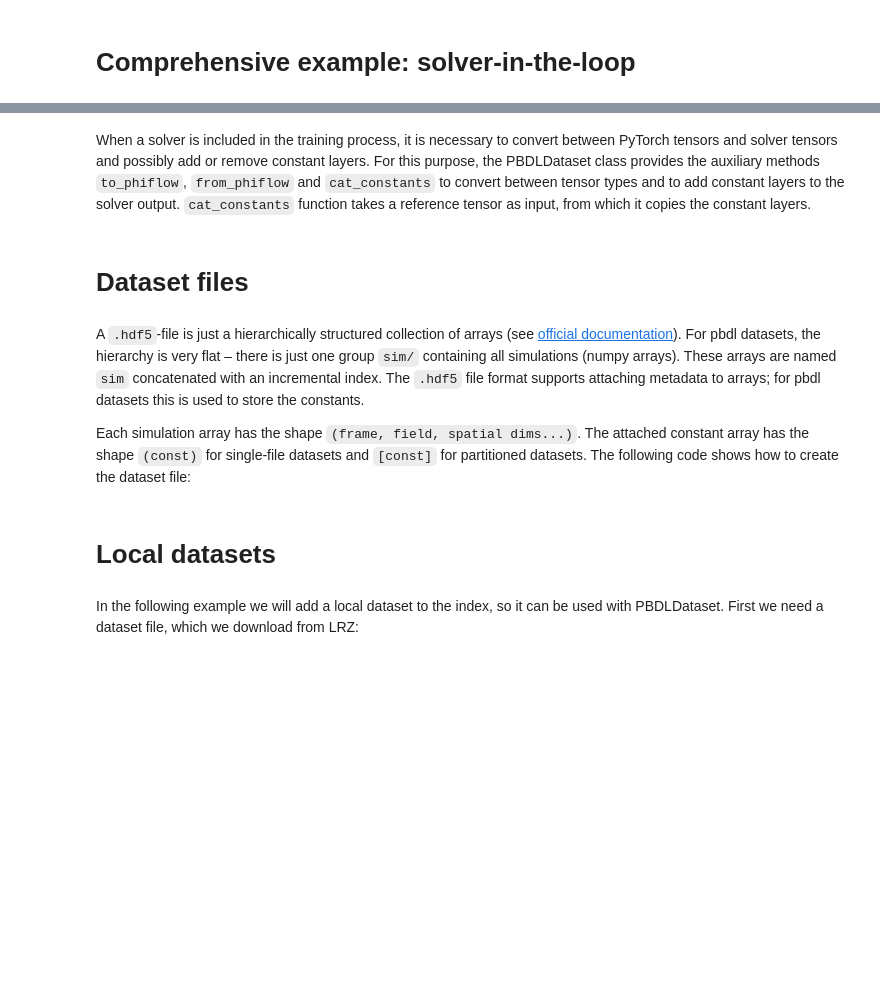
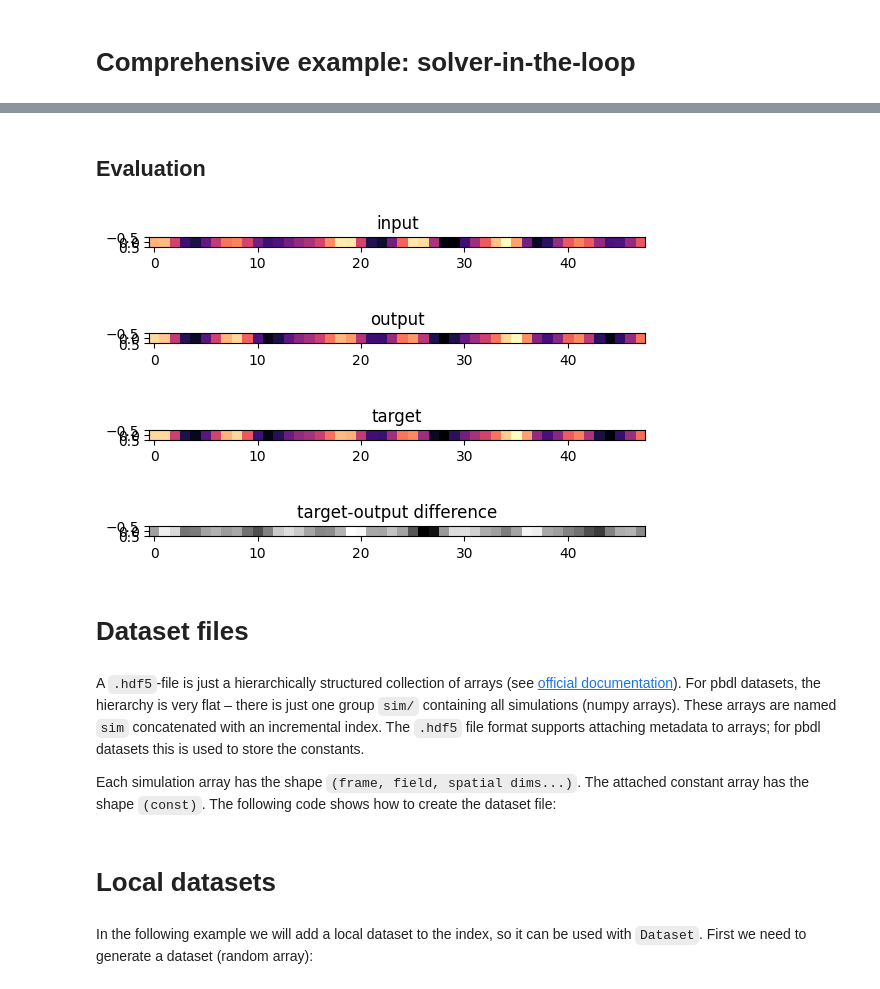
Before and after one commit to pfistse/pbdl-dataset, a Jupyter notebook: doc/pbdl-dataset-quick-guide.ipynb, the cells around one changed output, grey strips where cells are left out. Drawn from its saved outputs; the diff is of its cells as text; code cells hidden in the pictures; blank space fills up the shorter version.

```diff
--- a/doc/pbdl-dataset-quick-guide.ipynb
+++ b/doc/pbdl-dataset-quick-guide.ipynb
@@ -105,11 +115,11 @@ dataset = Dataset(
     time_steps=PREDHORZ,
     step_size=20,
     intermediate_time_steps=True,
-    normalize=False,
+    normalize=False
 )
 
-batch_sampler = ConstantBatchSampler(dataset, BATCH_SIZE, group_constants=[0]) # group after first constant
-dataloader = Dataloader(dataset, batch_sampler=batch_sampler)
+# batch_sampler = ConstantBatchSampler(dataset, BATCH_SIZE, group_constants=[0]) # group after first constant
+dataloader = Dataloader(dataset, batch_size=BATCH_SIZE, group_constants=[0])
 
 net = ConvResNet1D(16, 3, device=device)
 optimizer = torch.optim.Adam(net.parameters(), lr=LR)
@@ -121,13 +135,14 @@ We also use the PBDLConstantBatchSampler to ensure that all samples in a batch h
 # %%
 for epoch in range(EPOCHS):
-    for i, (input, targets) in enumerate(dataloader):
+    for i, (input, targets, const) in enumerate(dataloader):
 
         input = input.to(device)
         targets = targets.to(device)
 
         optimizer.zero_grad()
 
-        domain_size = input[0][1][0].item()
+        # domain_size = input[0][1][0].item()
+        domain_size = const[0]
 
         inputs = [input]
         outputs = []
@@ -153,7 +173,7 @@ for epoch in range(EPOCHS):
 # %% [markdown]
-When a solver is included in the training process, it is necessary to convert between PyTorch tensors and solver tensors and possibly add or remove constant layers. For this purpose, the PBDLDataset class provides the auxiliary methods `to_phiflow`, `from_phiflow` and `cat_constants` to convert between tensor types and to add constant layers to the solver output. `cat_constants` function takes a reference tensor as input, from which it copies the constant layers.
+## Evaluation
 # %%
-input, targets = next(iter(dataloader))
+input, targets, _ = next(iter(dataloader))
 
 domain_size = input[0][1][0].item()
 
@@ -166,39 +186,41 @@ for _ in range(PREDHORZ):
     )
     output_combined = dataset.from_phiflow(output_solver) + diff_ks.dt * net(inputs[-1])
 
     outputs.append(output_combined)
     inputs.append(dataset.cat_constants(outputs[-1], inputs[0]))
 
 outputs = torch.stack(outputs, axis=1)
 
 input = inputs[0][0][0:1, ...].detach().numpy()
 output = outputs[0][-1].detach().numpy()
 target = targets[0][-1]
 
 plt.subplot(4, 1, 1)
 plt.imshow(input, cmap="magma", aspect=1)
 plt.title("input")
 
 plt.subplot(4, 1, 2)
 plt.imshow(output, cmap="magma", aspect=1)
 plt.title("output")
 
 plt.subplot(4, 1, 3)
 plt.imshow(target, cmap="magma", aspect=1)
 plt.title("target")
 
 diff = target - output
 plt.subplot(4, 1, 4)
 plt.imshow(diff, cmap="gray", aspect=1)
 plt.title("target-output difference")
 
 plt.show()
+# %% [output]
+[figure, added]
 # %% [markdown]
 # Dataset files
 # %% [markdown]
 A `.hdf5`-file is just a hierarchically structured collection of arrays (see [official documentation](https://docs.h5py.org/en/stable/quick.html)). For pbdl datasets, the hierarchy is very flat &ndash; there is just one group `sim/` containing all simulations (numpy arrays). These arrays are named `sim` concatenated with an incremental index. The `.hdf5` file format supports attaching metadata to arrays; for pbdl datasets this is used to store the constants.
 
-Each simulation array has the shape `(frame, field, spatial dims...)`. The attached constant array has the shape `(const)` for single-file datasets and `[const]` for partitioned datasets. The following code shows how to create the dataset file:
+Each simulation array has the shape `(frame, field, spatial dims...)`. The attached constant array has the shape `(const)`. The following code shows how to create the dataset file:
 # %%
 import numpy as np
 import h5py
@@ -214,7 +236,7 @@ with h5py.File("mydataset.hdf5", "w") as f:
 # %% [markdown]
 # Local datasets
 # %% [markdown]
-In the following example we will add a local dataset to the index, so it can be used with PBDLDataset. First we need a dataset file, which we download from LRZ:
+In the following example we will add a local dataset to the index, so it can be used with `Dataset`. First we need to generate a dataset (random array):
 # %%
 import os
 import urllib
```
Also changed, not shown: parts of 18 cells of this notebook, 3 other files.
